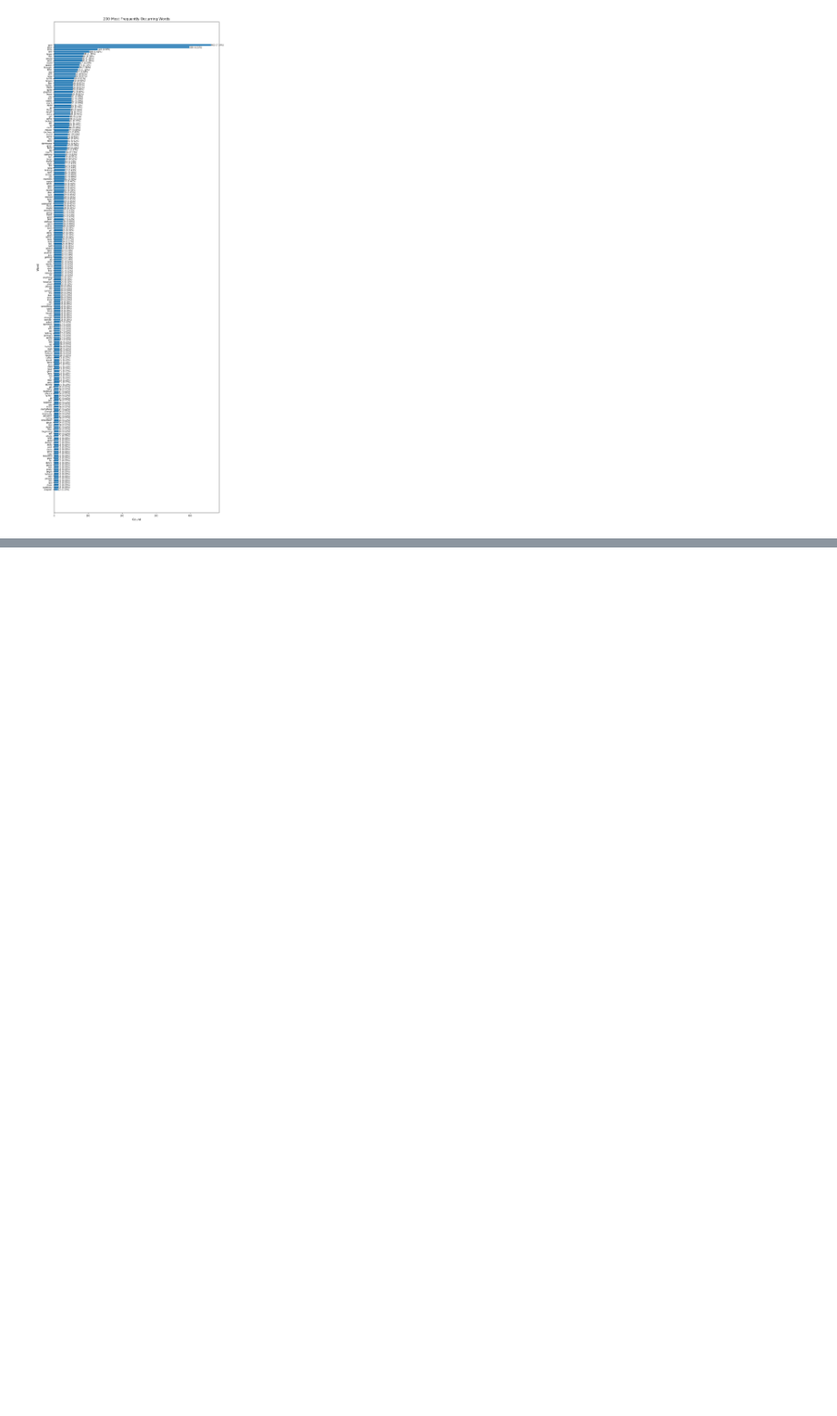
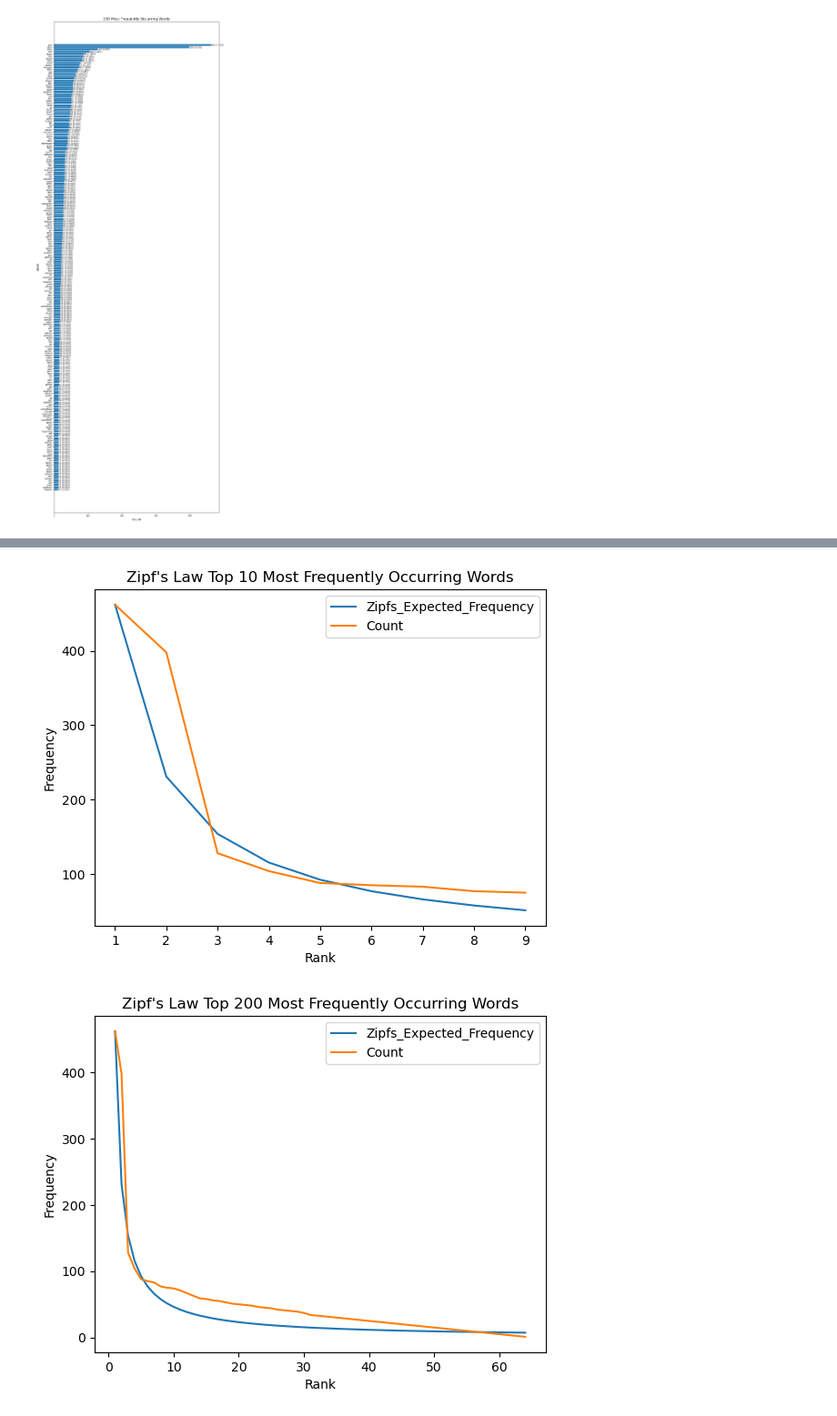
Before and after one commit to justinm0rgan/webanalytics, a Jupyter notebook: High_Frequency_Words.ipynb, the cells around one changed output, grey strips where cells are left out. Shown at 91% size. Saved outputs shown, nothing was run; the diff lists cells and outputs as text; code cells hidden in the pictures; blank space fills up the shorter version.

```diff
--- a/High_Frequency_Words.ipynb
+++ b/High_Frequency_Words.ipynb
@@ -66,9 +57,6 @@ text_tokens = word_tokenize(awl_text)
 
 # Convert words to lowercase
 words = [token.lower() for token in text_tokens]
-
-
-
 
 # Get the list of stop words
 #stop_words = set(stopwords.words('english'))
@@ -96,7 +84,7 @@ print("Unique Words:", unique_words)
 
 # Print the sorted word counts
 sorted_word_counts = sorted(word_counts.items(), key=lambda x: x[1], reverse=True)
-for word, count in sorted_word_counts[:25]:
+for word, count in sorted_word_counts[:10]:
     print(word, count)
 # %% [output]
 Summary Statistics:
@@ -241,5 +220,64 @@ filtered_word_counts_df = pd.DataFrame(filtered_word_counts, columns=['Word', 'C
 
 # Add the 'Rank' column based on count frequencies
 filtered_word_counts_df['Rank'] = filtered_word_counts_df['Count'].rank(ascending=False, method='dense')
+
+# Calculate the frequency of the first number divided by the word rank
+filtered_word_counts_df['Zipfs_Expected_Frequency'] = filtered_word_counts_df['Count'].iloc[0] / filtered_word_counts_df['Rank']
+
 print(filtered_word_counts_df.head(10))
+
+
+
+# Convert the list to a DataFrame
+filtered_word_counts_df = pd.DataFrame(filtered_word_counts, columns=['Word', 'Count'])
+
+# Add the 'Rank' column based on count frequencies
+filtered_word_counts_df['Rank'] = filtered_word_counts_df['Count'].rank(ascending=False, method='dense')
+
+# Calculate the frequency of the first number divided by the word rank
+filtered_word_counts_df['Zipfs_Expected_Frequency'] = filtered_word_counts_df['Count'].iloc[0] / filtered_word_counts_df['Rank']
+
+# Filter the DataFrame to include only the top ten most frequent words
+filtered_word_counts_df = filtered_word_counts_df.head(10)
+
+# Create the line chart
+plt.plot(filtered_word_counts_df['Rank'], filtered_word_counts_df['Zipfs_Expected_Frequency'], label='Zipfs_Expected_Frequency')
+plt.plot(filtered_word_counts_df['Rank'], filtered_word_counts_df['Count'], label='Count')
+
+# Set the labels and title
+plt.xlabel('Rank')
+plt.ylabel('Frequency')
+plt.title('Zipf\'s Law Top 10 Most Frequently Occurring Words')
+
+# Add a legend
+plt.legend()
+
+# Display the chart
+plt.show()
+
+###################################################3
+
+# Convert the list to a DataFrame
+filtered_word_counts_df = pd.DataFrame(filtered_word_counts, columns=['Word', 'Count'])
+
+# Add the 'Rank' column based on count frequencies
+filtered_word_counts_df['Rank'] = filtered_word_counts_df['Count'].rank(ascending=False, method='dense')
+
+# Calculate the frequency of the first number divided by the word rank
+filtered_word_counts_df['Zipfs_Expected_Frequency'] = filtered_word_counts_df['Count'].iloc[0] / filtered_word_counts_df['Rank']
+
+# Create the line chart
+plt.plot(filtered_word_counts_df['Rank'], filtered_word_counts_df['Zipfs_Expected_Frequency'], label='Zipfs_Expected_Frequency')
+plt.plot(filtered_word_counts_df['Rank'], filtered_word_counts_df['Count'], label='Count')
+
+# Set the labels and title
+plt.xlabel('Rank')
+plt.ylabel('Frequency')
+plt.title('Zipf\'s Law Top 200 Most Frequently Occurring Words')
+
+# Add a legend
+plt.legend()
+
+# Display the chart
+plt.show()
 # %% [output]
@@ -257 +295,3 @@ print(filtered_word_counts_df.head(10))
+[figure, added]
+[figure, added]
 # %% [markdown]
```
Also changed, not shown: parts of 19 cells of this notebook.
